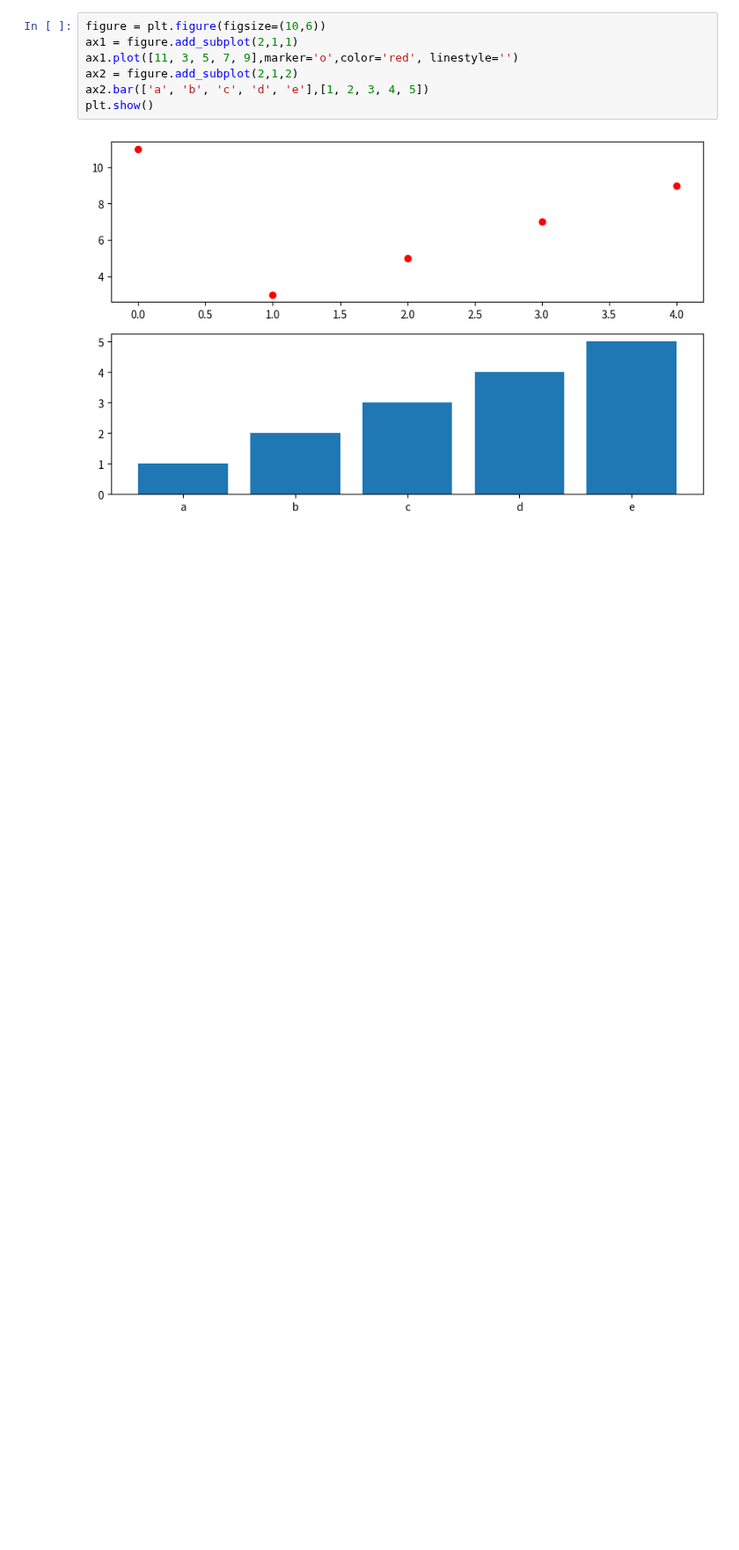
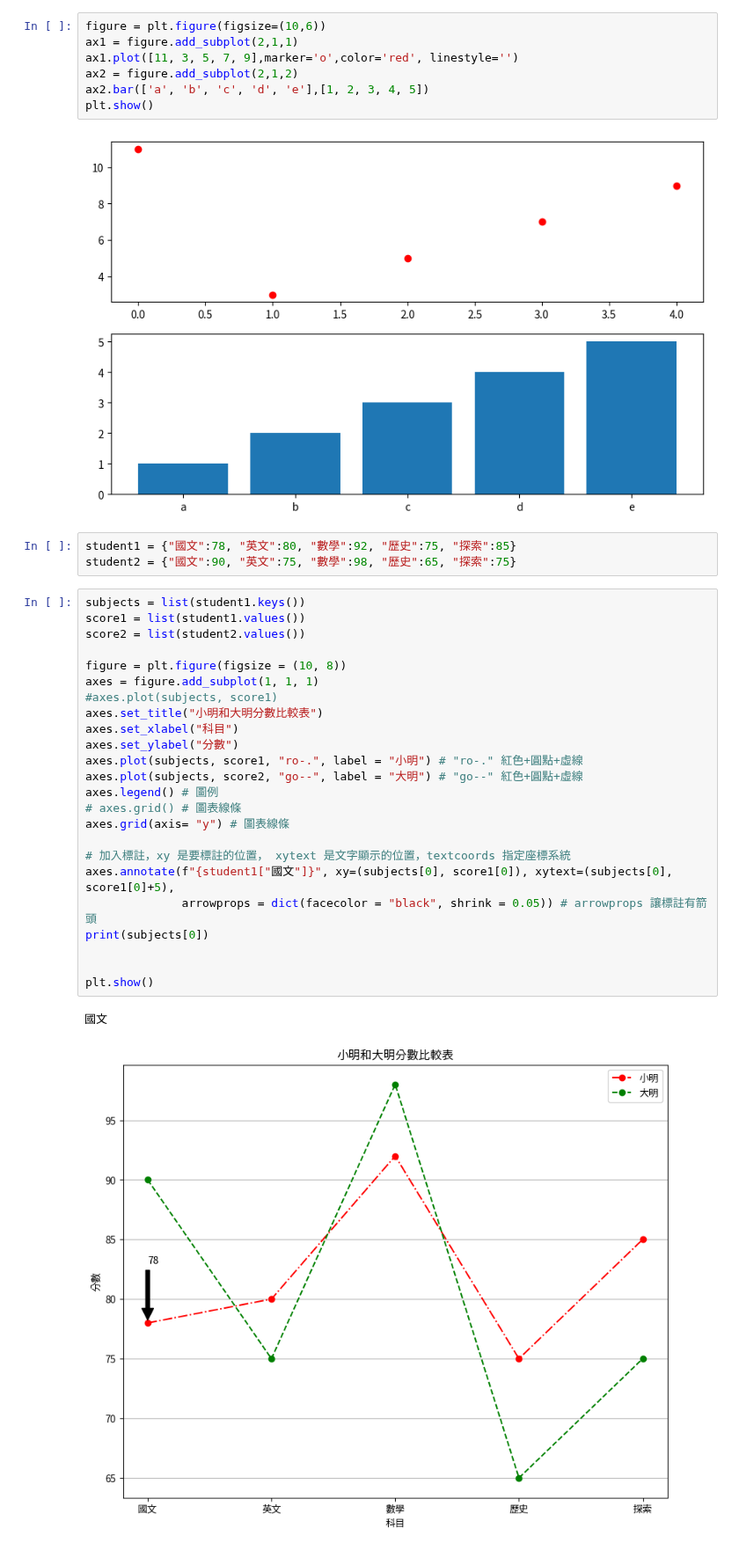
Before and after one commit to edwardxsky/python_analysis, a Jupyter notebook: lesson7_3.ipynb, the cells around one changed output. Shown at 88% size. Cells and saved outputs as stored; diff of their text form; blank space fills up the shorter version.

```diff
--- a/lesson7_3.ipynb
+++ b/lesson7_3.ipynb
@@ -33,3 +33,33 @@ ax2.bar(['a', 'b', 'c', 'd', 'e'],[1, 2, 3, 4, 5])
 plt.show()
 # %% [output]
 [figure]
+# %%
+student1 = {"國文":78, "英文":80, "數學":92, "歷史":75, "探索":85}
+student2 = {"國文":90, "英文":75, "數學":98, "歷史":65, "探索":75}
+# %%
+subjects = list(student1.keys())
+score1 = list(student1.values())
+score2 = list(student2.values())
+
+figure = plt.figure(figsize = (10, 8))
+axes = figure.add_subplot(1, 1, 1)
+#axes.plot(subjects, score1)
+axes.set_title("小明和大明分數比較表")
+axes.set_xlabel("科目")
+axes.set_ylabel("分數")
+axes.plot(subjects, score1, "ro-.", label = "小明") # "ro-." 紅色+圓點+虛線
+axes.plot(subjects, score2, "go--", label = "大明") # "go--" 紅色+圓點+虛線
+axes.legend() # 圖例
+# axes.grid() # 圖表線條
+axes.grid(axis= "y") # 圖表線條
+
+# 加入標註，xy 是要標註的位置， xytext 是文字顯示的位置，textcoords 指定座標系統
+axes.annotate(f"{student1["國文"]}", xy=(subjects[0], score1[0]), xytext=(subjects[0], score1[0]+5),
+              arrowprops = dict(facecolor = "black", shrink = 0.05)) # arrowprops 讓標註有箭頭
+print(subjects[0])
+
+
+plt.show()
+# %% [output]
+國文
+[figure, added]
```
